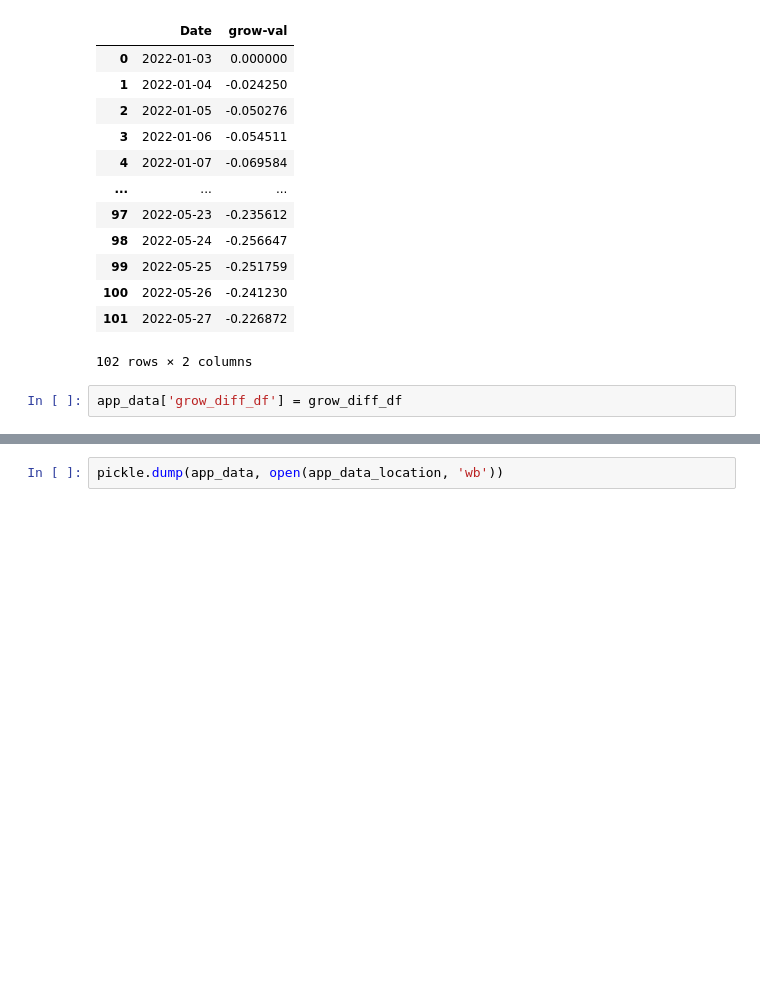
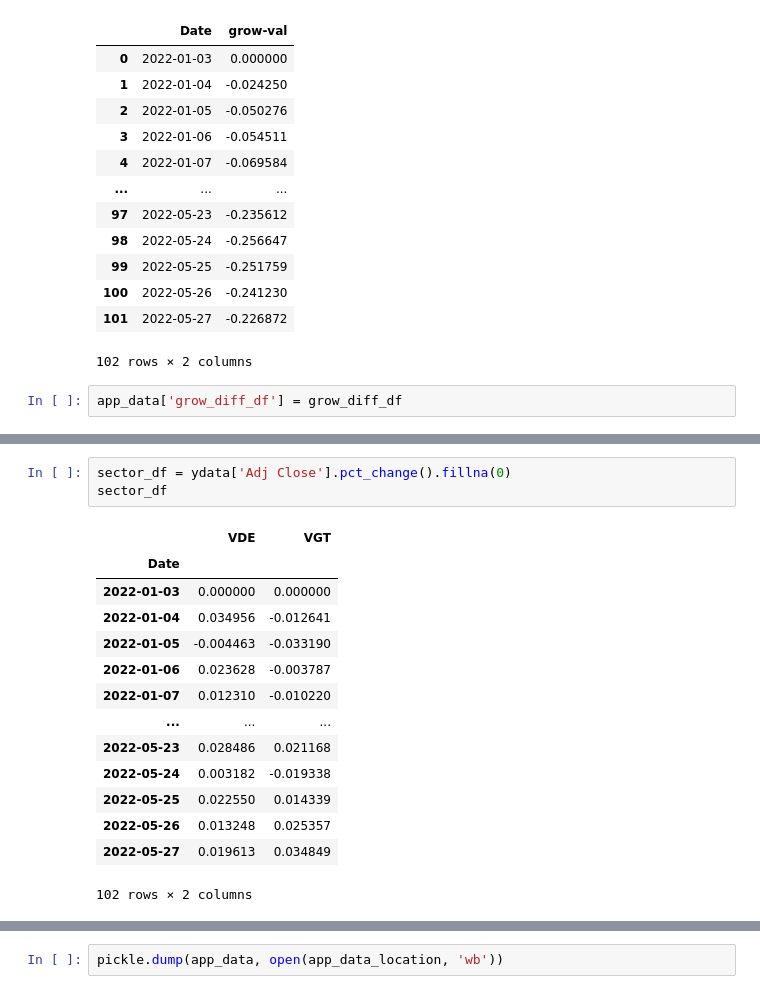
Before and after one commit to KatrinaJames/ci, a Jupyter notebook: analysis/fetch_canadian_data.ipynb, the cells around one changed output, grey strips where cells are left out. Drawn from its saved outputs; the diff is of its cells as text; blank space fills up the shorter version.

```diff
--- a/analysis/fetch_canadian_data.ipynb
+++ b/analysis/fetch_canadian_data.ipynb
@@ -324,0 +344,18 @@ app_data['grow_diff_df'] = grow_diff_df
+# %%
+sector_df = ydata['Adj Close'].pct_change().fillna(0)
+sector_df
+# %% [output]
+|  | VDE | VGT |
+| Date |  |  |
+| 2022-01-03 | 0.000000 | 0.000000 |
+| 2022-01-04 | 0.034956 | -0.012641 |
+| 2022-01-05 | -0.004463 | -0.033190 |
+| 2022-01-06 | 0.023628 | -0.003787 |
+| 2022-01-07 | 0.012310 | -0.010220 |
+| ... | ... | ... |
+| 2022-05-23 | 0.028486 | 0.021168 |
+| 2022-05-24 | 0.003182 | -0.019338 |
+| 2022-05-25 | 0.022550 | 0.014339 |
+| 2022-05-26 | 0.013248 | 0.025357 |
+| 2022-05-27 | 0.019613 | 0.034849 |
+102 rows × 2 columns
```
Also changed, not shown: parts of 3 cells of this notebook, 2 other files.
